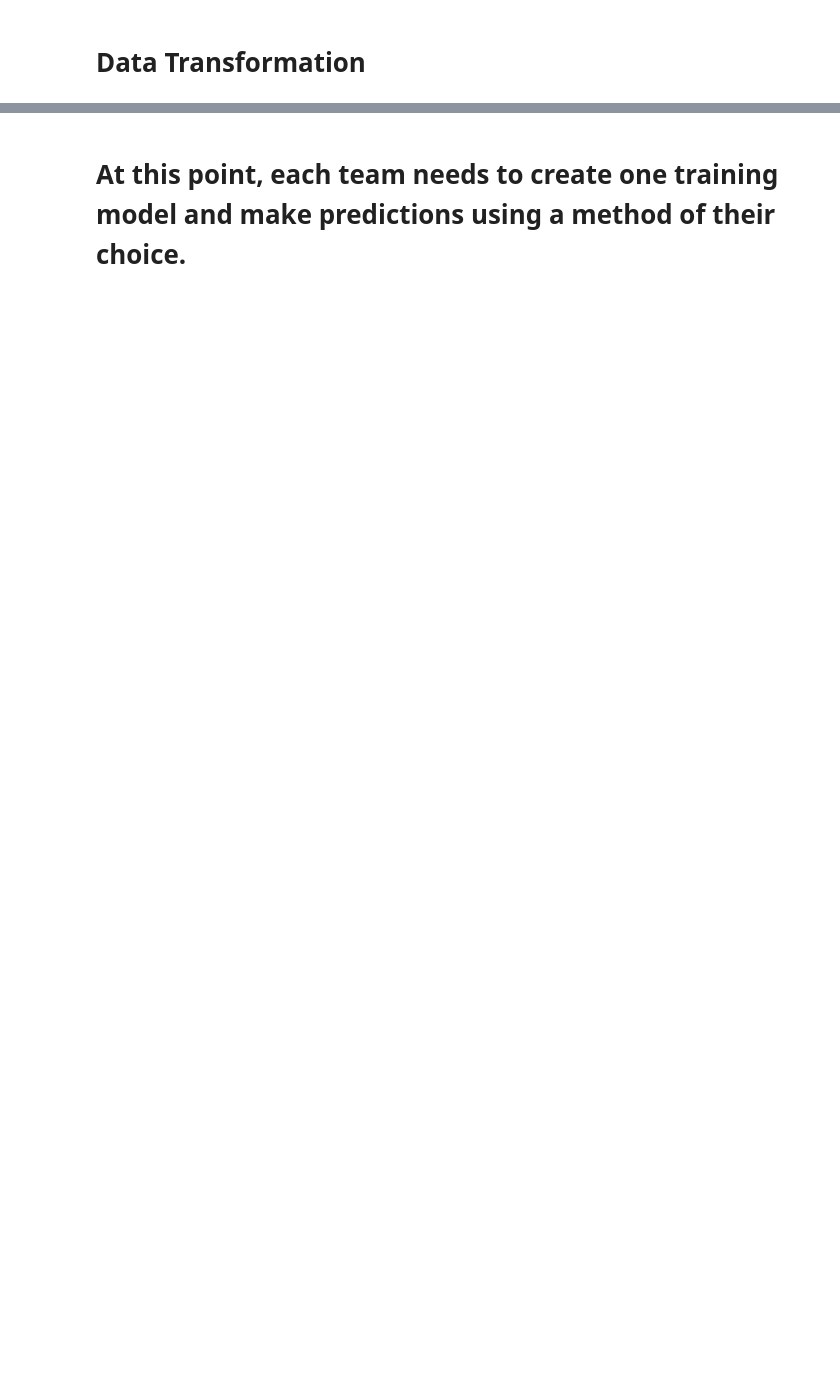
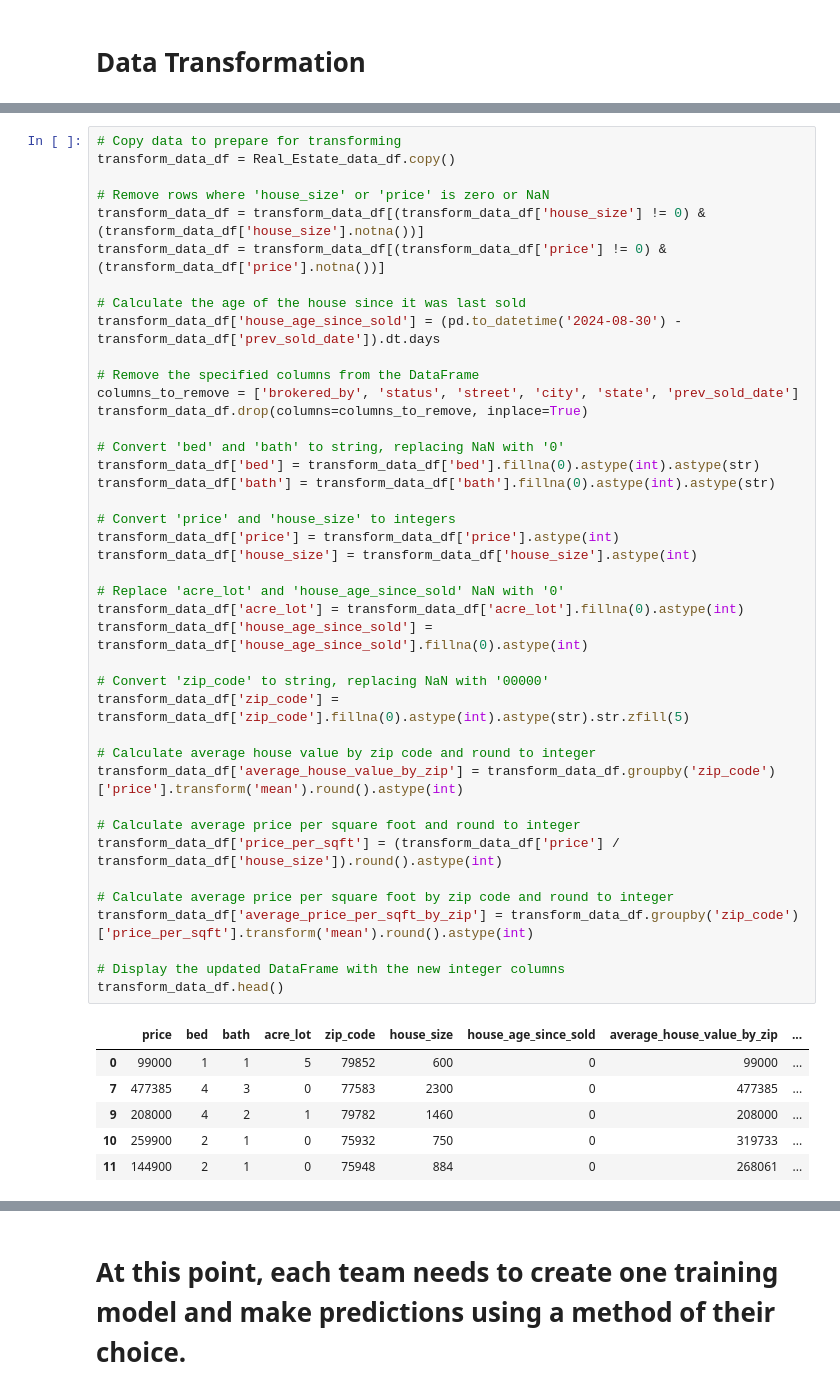
Before and after one commit to trentlerma/groupthreeproject, a Jupyter notebook: Project 2.ipynb, the cells around one changed output, grey strips where cells are left out. Drawn from its saved outputs; the diff is of its cells as text; blank space fills up the shorter version.

```diff
--- a/Project 2.ipynb
+++ b/Project 2.ipynb
@@ -278,3 +229,51 @@ transform_data_df.head()
+# %%
+# Copy data to prepare for transforming
+transform_data_df = Real_Estate_data_df.copy()
+
+# Remove rows where 'house_size' or 'price' is zero or NaN
+transform_data_df = transform_data_df[(transform_data_df['house_size'] != 0) & (transform_data_df['house_size'].notna())]
+transform_data_df = transform_data_df[(transform_data_df['price'] != 0) & (transform_data_df['price'].notna())]
+
+# Calculate the age of the house since it was last sold
+transform_data_df['house_age_since_sold'] = (pd.to_datetime('2024-08-30') - transform_data_df['prev_sold_date']).dt.days
+
+# Remove the specified columns from the DataFrame
+columns_to_remove = ['brokered_by', 'status', 'street', 'city', 'state', 'prev_sold_date']
+transform_data_df.drop(columns=columns_to_remove, inplace=True)
+
+# Convert 'bed' and 'bath' to string, replacing NaN with '0'
+transform_data_df['bed'] = transform_data_df['bed'].fillna(0).astype(int).astype(str)
+transform_data_df['bath'] = transform_data_df['bath'].fillna(0).astype(int).astype(str)
+
+# Convert 'price' and 'house_size' to integers
+transform_data_df['price'] = transform_data_df['price'].astype(int)
+transform_data_df['house_size'] = transform_data_df['house_size'].astype(int)
+
+# Replace 'acre_lot' and 'house_age_since_sold' NaN with '0'
+transform_data_df['acre_lot'] = transform_data_df['acre_lot'].fillna(0).astype(int)
+transform_data_df['house_age_since_sold'] = transform_data_df['house_age_since_sold'].fillna(0).astype(int)
+
+# Convert 'zip_code' to string, replacing NaN with '00000'
+transform_data_df['zip_code'] = transform_data_df['zip_code'].fillna(0).astype(int).astype(str).str.zfill(5)
+
+# Calculate average house value by zip code and round to integer
+transform_data_df['average_house_value_by_zip'] = transform_data_df.groupby('zip_code')['price'].transform('mean').round().astype(int)
+
+# Calculate average price per square foot and round to integer
+transform_data_df['price_per_sqft'] = (transform_data_df['price'] / transform_data_df['house_size']).round().astype(int)
+
+# Calculate average price per square foot by zip code and round to integer
+transform_data_df['average_price_per_sqft_by_zip'] = transform_data_df.groupby('zip_code')['price_per_sqft'].transform('mean').round().astype(int)
+
+# Display the updated DataFrame with the new integer columns
+transform_data_df.head()
+# %% [output]
+|  | price | bed | bath | acre_lot | zip_code | house_size | house_age_since_sold | average_house_value_by_zip | ... |
+| 0 | 99000 | 1 | 1 | 5 | 79852 | 600 | 0 | 99000 | ... |
+| 7 | 477385 | 4 | 3 | 0 | 77583 | 2300 | 0 | 477385 | ... |
+| 9 | 208000 | 4 | 2 | 1 | 79782 | 1460 | 0 | 208000 | ... |
+| 10 | 259900 | 2 | 1 | 0 | 75932 | 750 | 0 | 319733 | ... |
+| 11 | 144900 | 2 | 1 | 0 | 75948 | 884 | 0 | 268061 | ... |
 # %%
 transform_data_df.shape
 # %% [output]
```
Also changed, not shown: parts of 46 cells of this notebook, 7 other files.
